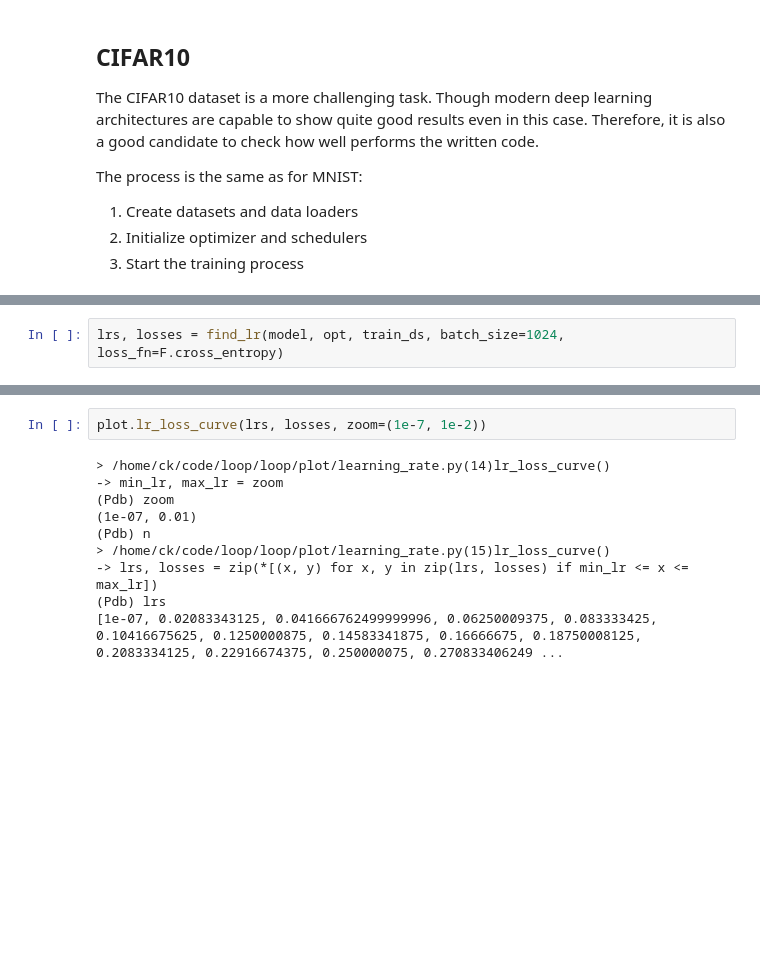
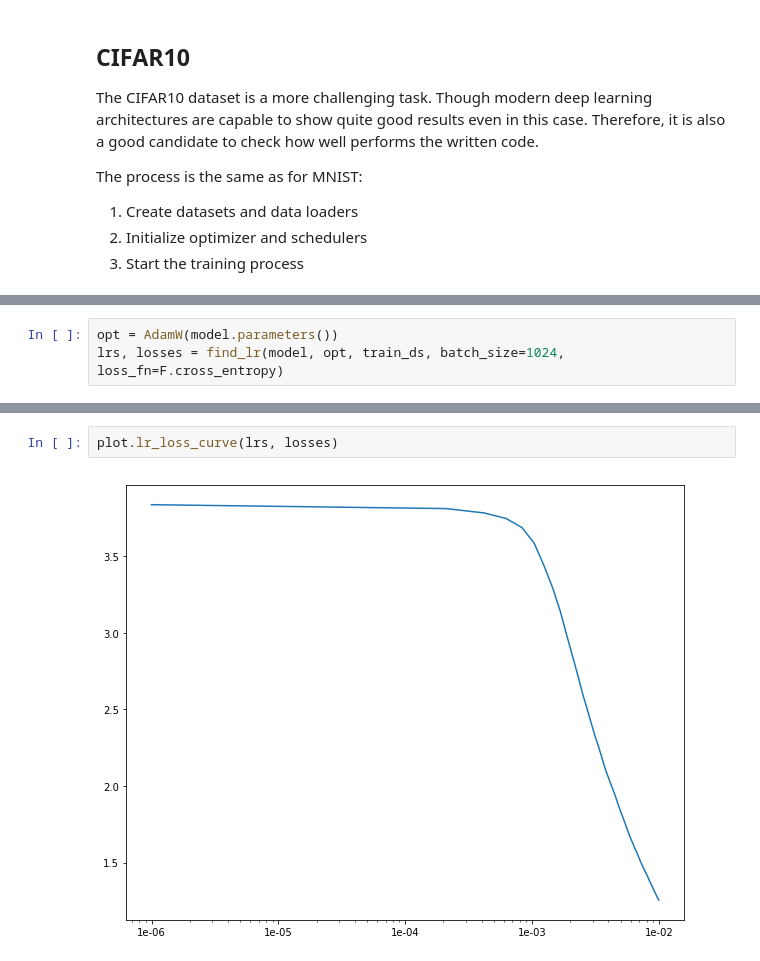
Before and after one commit to devforfu/loop, a Jupyter notebook: applications/benchmark.ipynb, the cells around one changed output, grey strips where cells are left out. Saved outputs shown, nothing was run; the diff lists cells and outputs as text; blank space fills up the shorter version.

```diff
--- a/applications/benchmark.ipynb
+++ b/applications/benchmark.ipynb
@@ -258,18 +258,11 @@ opt = AdamW(model.parameters(), lr=1e-2, weight_decay=1e-2)
 Files already downloaded and verified
 Files already downloaded and verified
 # %%
+opt = AdamW(model.parameters())
 lrs, losses = find_lr(model, opt, train_ds, batch_size=1024, loss_fn=F.cross_entropy)
 # %% [output]
 [interactive output not drawn]
 # %%
-plot.lr_loss_curve(lrs, losses, zoom=(1e-7, 1e-2))
+plot.lr_loss_curve(lrs, losses)
 # %% [output]
-> /home/ck/code/loop/loop/plot/learning_rate.py(14)lr_loss_curve()
--> min_lr, max_lr = zoom
-(Pdb) zoom
-(1e-07, 0.01)
-(Pdb) n
-> /home/ck/code/loop/loop/plot/learning_rate.py(15)lr_loss_curve()
--> lrs, losses = zip(*[(x, y) for x, y in zip(lrs, losses) if min_lr <= x <= max_lr])
-(Pdb) lrs
-[1e-07, 0.02083343125, 0.041666762499999996, 0.06250009375, 0.083333425, 0.10416675625, 0.1250000875, 0.14583341875, 0.16666675, 0.18750008125, 0.2083334125, 0.22916674375, 0.250000075, 0.270833406249 ...
+[figure, added]
```
Also changed, not shown: parts of 15 cells of this notebook.
